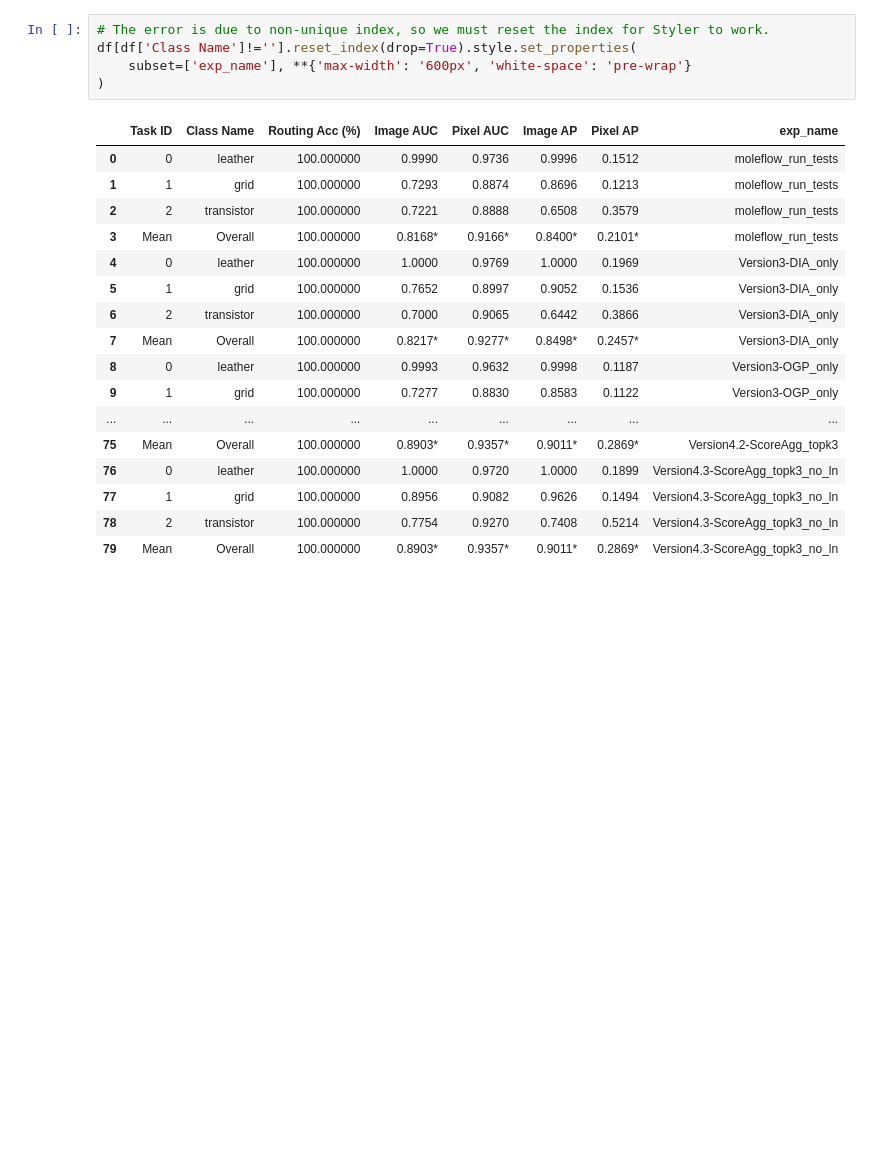
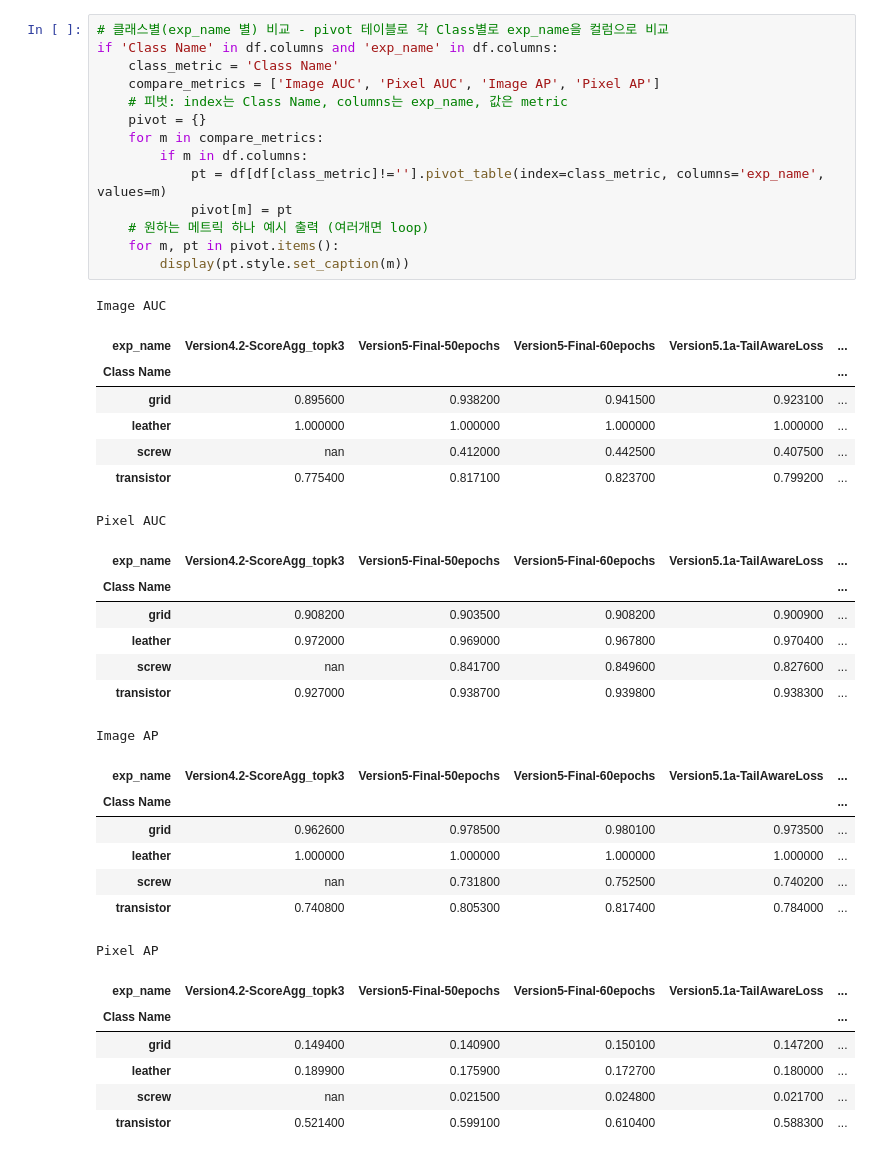
Before and after one commit to crimama/moleflow, a Jupyter notebook: notebook/result_analysis.ipynb, the cells around one changed output. Cells and saved outputs as stored; diff of their text form; blank space fills up the shorter version.

Commit message:
Version 5 Finish

```diff
--- a/notebook/result_analysis.ipynb
+++ b/notebook/result_analysis.ipynb
@@ -50,23 +76,43 @@ for exp_path in exp_list:
 # %%
-# The error is due to non-unique index, so we must reset the index for Styler to work.
-df[df['Class Name']!=''].reset_index(drop=True).style.set_properties(
-    subset=['exp_name'], **{'max-width': '600px', 'white-space': 'pre-wrap'}
-)
+# 클래스별(exp_name 별) 비교 - pivot 테이블로 각 Class별로 exp_name을 컬럼으로 비교
+if 'Class Name' in df.columns and 'exp_name' in df.columns:
+    class_metric = 'Class Name'
+    compare_metrics = ['Image AUC', 'Pixel AUC', 'Image AP', 'Pixel AP']
+    # 피벗: index는 Class Name, columns는 exp_name, 값은 metric
+    pivot = {}
+    for m in compare_metrics:
+        if m in df.columns:
+            pt = df[df[class_metric]!=''].pivot_table(index=class_metric, columns='exp_name', values=m)
+            pivot[m] = pt
+    # 원하는 메트릭 하나 예시 출력 (여러개면 loop)
+    for m, pt in pivot.items():
+        display(pt.style.set_caption(m))
 # %% [output]
+Image AUC
-|  | Task ID | Class Name | Routing Acc (%) | Image AUC | Pixel AUC | Image AP | Pixel AP | exp_name |
-| 0 | 0 | leather | 100.000000 | 0.9990 | 0.9736 | 0.9996 | 0.1512 | moleflow_run_tests |
-| 1 | 1 | grid | 100.000000 | 0.7293 | 0.8874 | 0.8696 | 0.1213 | moleflow_run_tests |
-| 2 | 2 | transistor | 100.000000 | 0.7221 | 0.8888 | 0.6508 | 0.3579 | moleflow_run_tests |
-| 3 | Mean | Overall | 100.000000 | 0.8168* | 0.9166* | 0.8400* | 0.2101* | moleflow_run_tests |
-| 4 | 0 | leather | 100.000000 | 1.0000 | 0.9769 | 1.0000 | 0.1969 | Version3-DIA_only |
-| 5 | 1 | grid | 100.000000 | 0.7652 | 0.8997 | 0.9052 | 0.1536 | Version3-DIA_only |
-| 6 | 2 | transistor | 100.000000 | 0.7000 | 0.9065 | 0.6442 | 0.3866 | Version3-DIA_only |
-| 7 | Mean | Overall | 100.000000 | 0.8217* | 0.9277* | 0.8498* | 0.2457* | Version3-DIA_only |
-| 8 | 0 | leather | 100.000000 | 0.9993 | 0.9632 | 0.9998 | 0.1187 | Version3-OGP_only |
-| 9 | 1 | grid | 100.000000 | 0.7277 | 0.8830 | 0.8583 | 0.1122 | Version3-OGP_only |
-| ... | ... | ... | ... | ... | ... | ... | ... | ... |
-| 75 | Mean | Overall | 100.000000 | 0.8903* | 0.9357* | 0.9011* | 0.2869* | Version4.2-ScoreAgg_topk3 |
-| 76 | 0 | leather | 100.000000 | 1.0000 | 0.9720 | 1.0000 | 0.1899 | Version4.3-ScoreAgg_topk3_no_ln |
-| 77 | 1 | grid | 100.000000 | 0.8956 | 0.9082 | 0.9626 | 0.1494 | Version4.3-ScoreAgg_topk3_no_ln |
-| 78 | 2 | transistor | 100.000000 | 0.7754 | 0.9270 | 0.7408 | 0.5214 | Version4.3-ScoreAgg_topk3_no_ln |
-| 79 | Mean | Overall | 100.000000 | 0.8903* | 0.9357* | 0.9011* | 0.2869* | Version4.3-ScoreAgg_topk3_no_ln |
+| exp_name | Version4.2-ScoreAgg_topk3 | Version5-Final-50epochs | Version5-Final-60epochs | Version5.1a-TailAwareLoss | ... |
+| Class Name |  |  |  |  | ... |
+| grid | 0.895600 | 0.938200 | 0.941500 | 0.923100 | ... |
+| leather | 1.000000 | 1.000000 | 1.000000 | 1.000000 | ... |
+| screw | nan | 0.412000 | 0.442500 | 0.407500 | ... |
+| transistor | 0.775400 | 0.817100 | 0.823700 | 0.799200 | ... |
+Pixel AUC
+| exp_name | Version4.2-ScoreAgg_topk3 | Version5-Final-50epochs | Version5-Final-60epochs | Version5.1a-TailAwareLoss | ... |
+| Class Name |  |  |  |  | ... |
+| grid | 0.908200 | 0.903500 | 0.908200 | 0.900900 | ... |
+| leather | 0.972000 | 0.969000 | 0.967800 | 0.970400 | ... |
+| screw | nan | 0.841700 | 0.849600 | 0.827600 | ... |
+| transistor | 0.927000 | 0.938700 | 0.939800 | 0.938300 | ... |
+Image AP
+| exp_name | Version4.2-ScoreAgg_topk3 | Version5-Final-50epochs | Version5-Final-60epochs | Version5.1a-TailAwareLoss | ... |
+| Class Name |  |  |  |  | ... |
+| grid | 0.962600 | 0.978500 | 0.980100 | 0.973500 | ... |
+| leather | 1.000000 | 1.000000 | 1.000000 | 1.000000 | ... |
+| screw | nan | 0.731800 | 0.752500 | 0.740200 | ... |
+| transistor | 0.740800 | 0.805300 | 0.817400 | 0.784000 | ... |
+Pixel AP
+| exp_name | Version4.2-ScoreAgg_topk3 | Version5-Final-50epochs | Version5-Final-60epochs | Version5.1a-TailAwareLoss | ... |
+| Class Name |  |  |  |  | ... |
+| grid | 0.149400 | 0.140900 | 0.150100 | 0.147200 | ... |
+| leather | 0.189900 | 0.175900 | 0.172700 | 0.180000 | ... |
+| screw | nan | 0.021500 | 0.024800 | 0.021700 | ... |
+| transistor | 0.521400 | 0.599100 | 0.610400 | 0.588300 | ... |
```
Also changed, not shown: parts of 9 cells of this notebook, 7 other files.
